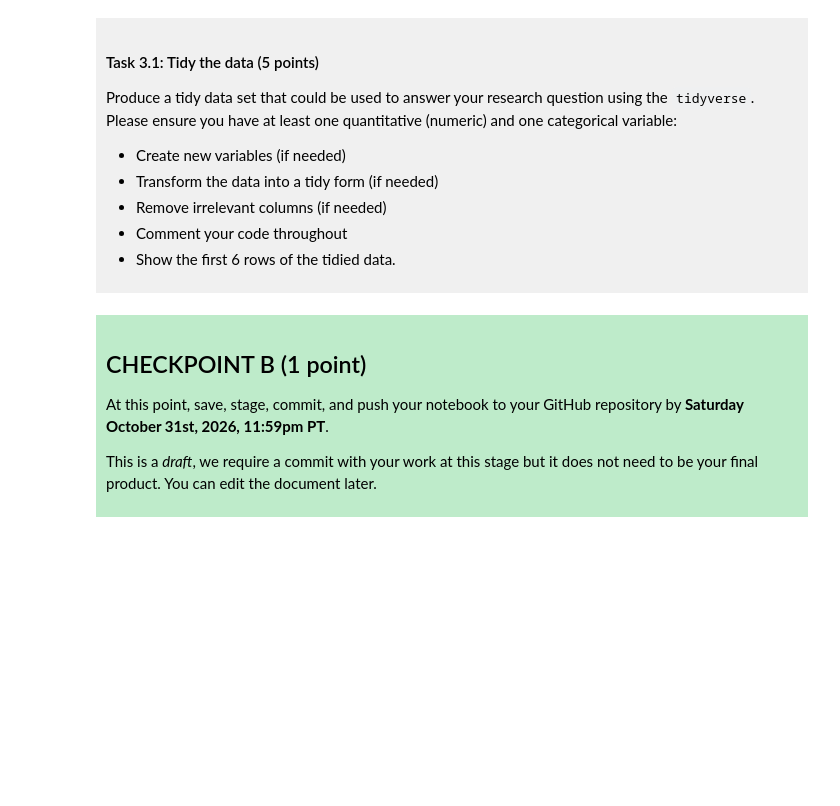
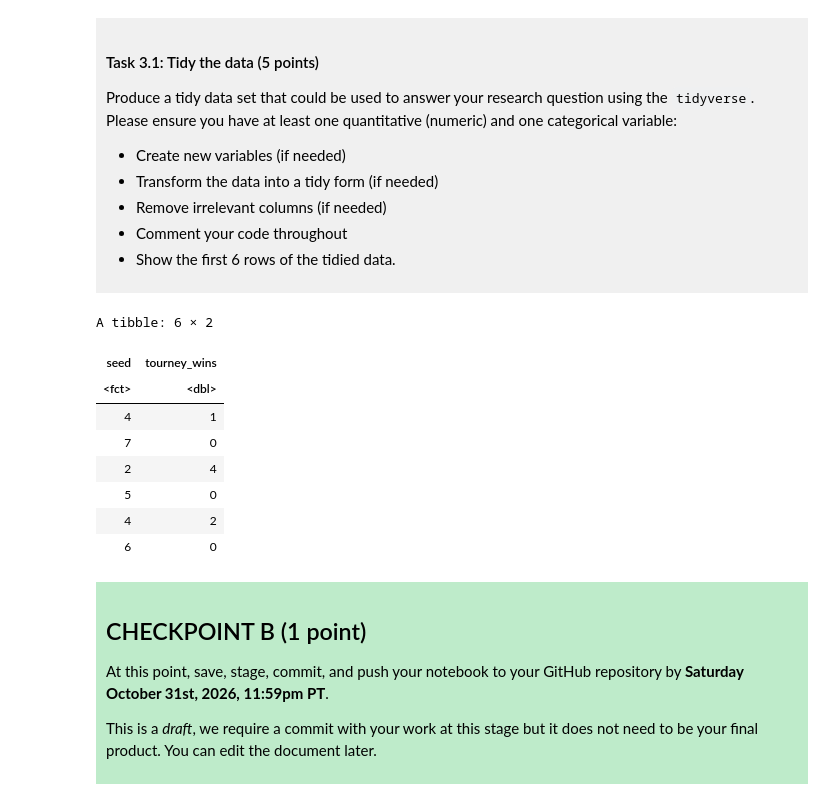
Before and after one commit to crystalpwong/dsci-100-project-crystal-wong, a Jupyter notebook: dsci-100-project-notebook.ipynb, the cells around one changed output. Drawn from its saved outputs; the diff is of its cells as text; code cells hidden in the pictures; blank space fills up the shorter version.

```diff
--- a/dsci-100-project-notebook.ipynb
+++ b/dsci-100-project-notebook.ipynb
@@ -189,7 +214,26 @@ Produce a tidy data set that could be used to answer your research question usin
 
 </div>
 # %%
-### EDIT THIS CODE CELL ###
+library(tidyverse)
+
+# Select the variables needed for the research question
+womens_march_madness_tidy <- womens_march_madness |>
+                         select(seed, tourney_wins) |>
+# Convert seed into a categorical variable
+                         mutate(seed = as_factor(seed))
+
+# Display the first 6 rows
+head(womens_march_madness_tidy)
+# %% [output]
+A tibble: 6 × 2
+| seed | tourney_wins |
+| <fct> | <dbl> |
+| 4 | 1 |
+| 7 | 0 |
+| 2 | 4 |
+| 5 | 0 |
+| 4 | 2 |
+| 6 | 0 |
 # %% [markdown]
 <div style="background-color: #beebca; padding: 10px;">
 
```
Also changed, not shown: parts of 3 cells of this notebook.
